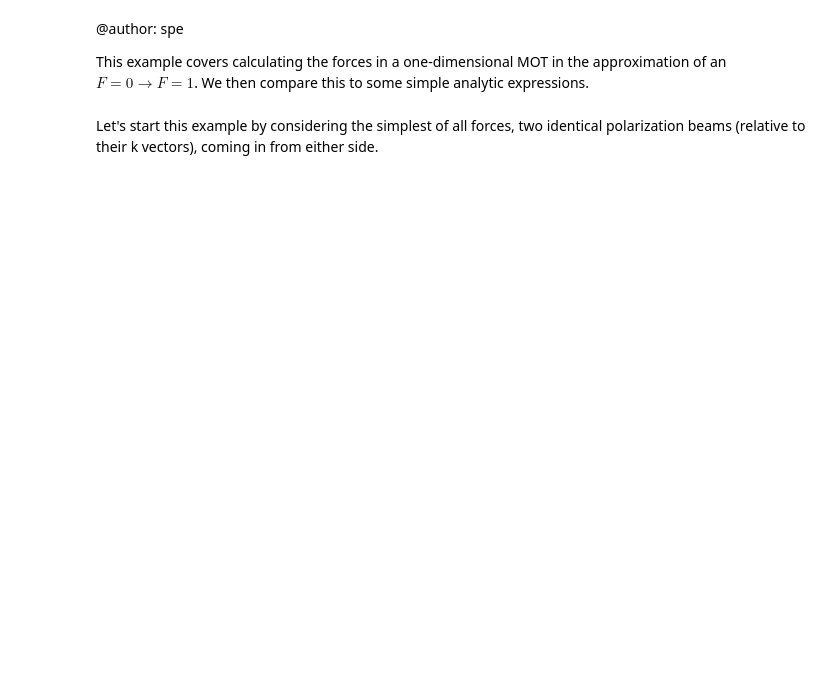
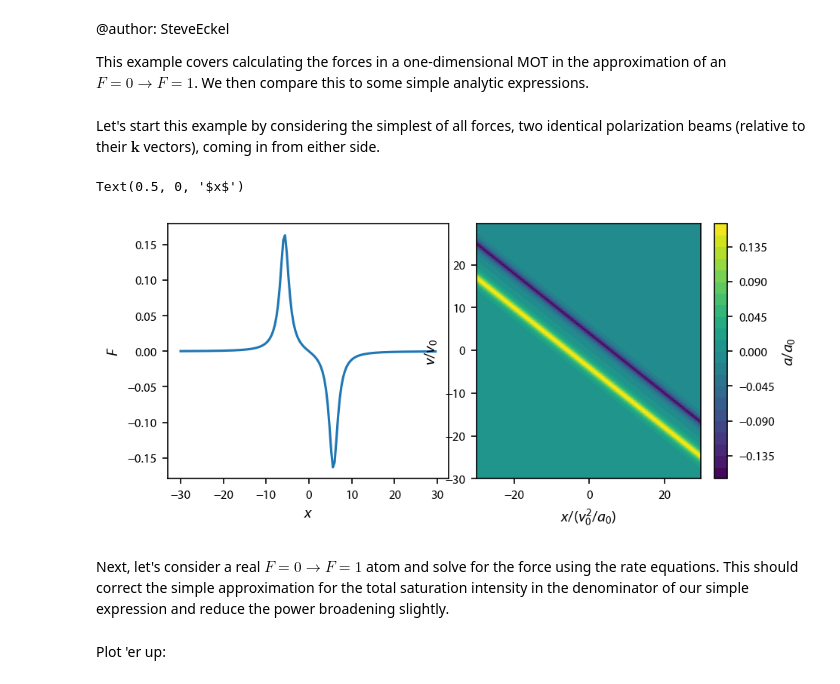
Before and after one commit to JQIamo/pylcp, a Jupyter notebook: examples/forces/MOTs/00_F0_to_F1_1D_MOT.ipynb, the cells around one changed output. Saved outputs shown, nothing was run; the diff lists cells and outputs as text; code cells hidden in the pictures; blank space fills up the shorter version.

```diff
--- a/examples/forces/MOTs/00_F0_to_F1_1D_MOT.ipynb
+++ b/examples/forces/MOTs/00_F0_to_F1_1D_MOT.ipynb
@@ -1,5 +1,5 @@
 # %% [markdown]
-@author: spe
+@author: SteveEckel
 
 This example covers calculating the forces in a one-dimensional MOT in the
 approximation of an $F=0\rightarrow F=1$.  We then compare this to some simple analytic
@@ -11,77 +11,42 @@ import pylcp
 plt.style.use('paper')
 # %% [markdown]
 Let's start this example by considering the simplest of all forces, two
-identical polarization beams (relative to their k vectors), coming in from
+identical polarization beams (relative to their $\mathbf{k}$ vectors), coming in from
 either side.
 # %%
 def dimForce(x, v, delta, beta, alpha, totbeta):
     return beta(x)/2*\
                (1/(1 + totbeta(x) + 4*(delta - v - alpha*x)**2) - \
                 1/(1 + totbeta(x) + 4*(delta + v + alpha*x)**2))
 
 x = np.arange(-30, 30, 0.4)
 v = np.arange(-30, 30, 0.4)
 
 X, V = np.meshgrid(x, v)
 
 det = -4.0
 alpha = 0.7
 # beta = 0.01 # This is useful to eliminate the effects of power broadening.
-beta = 1 # This is standard
+beta = 1.0 # This is standard
 nb = 2.0
 
 F = dimForce(X, V, det, lambda x: beta, alpha, lambda x: nb*beta)
 
 fig, ax = plt.subplots(nrows=1, ncols=2, num="Expression", figsize=(6.5, 2.75))
 im1 = ax[1].contourf(X, V, F, 25)
 cb1 = plt.colorbar(im1)
 cb1.set_label('$a/a_0$')
 ax[1].set_xlabel('$x/(v_0^2/a_0)$')
 ax[1].set_ylabel('$v/v_0$')
 
 ax[0].plot(x, F[int(np.ceil(F.shape[0]/2)), :])
 ax[0].set_ylabel('$F$')
 ax[0].set_xlabel('$x$')
-
-
-# %%
-"""
-Next, let's consider a real F=0 to F=1 atom and solve for the force using the
-rate equations.  This should correct the simple approximation for the total
-saturation intensity in the denominator of our simple expression and reduce the
-power broadening slightly.
-"""
-# Define the atomic Hamiltonian:
-Hg, mugq = pylcp.hamiltonians.singleF(F=0, muB=1)
-He, mueq = pylcp.hamiltonians.singleF(F=1, muB=1)
-
-dijq = pylcp.hamiltonians.dqij_two_bare_hyperfine(0, 1)
-
-ham = pylcp.hamiltonian(Hg, He, mugq, mueq, dijq)
-
-# Define the laser beams:
-laserBeams = pylcp.laserBeams([{'kvec':[1, 0, 0], 'beta': beta, 'pol':-1, 'delta':det},
-                               {'kvec':[-1, 0, 0], 'beta': beta, 'pol':-1, 'delta':det}])
-linGrad = lambda R: -alpha*R
-
-Rvec = [X, np.zeros(X.shape), np.zeros(X.shape)]
-Vvec = [V, np.zeros(V.shape), np.zeros(V.shape)]
-
-trap = pylcp.trap_rateeq(laserBeams, linGrad, ham, svd_eps=1e-10)
-trap.generate_force_profile(Rvec, Vvec, name='Fx')
-F2 = trap.profile['Fx'].F[0]
-
-fig, ax = plt.subplots(nrows=1, ncols=2, num="Expression", figsize=(6.5, 2.75))
-im1 = ax[1].imshow(F2, extent=(np.amin(X[0, :]), np.amax(X[0, :]),
-                               np.amin(V[:, 0]), np.amax(V[:, 0])),
-                   aspect='auto',
-                   origin='bottom')
-cb1 = plt.colorbar(im1)
-cb1.set_label('$a/a_0$')
-ax[1].set_xlabel('$x/(v_0^2/a_0)$')
-ax[1].set_ylabel('$v/v_0$')
-
-ax[0].plot(x, F2[int(np.ceil(F.shape[0]/2)), :], '-', color='C0', linewidth=0.75)
-ax[0].plot(x, F[int(np.ceil(F.shape[0]/2)), :], '--', color='C1', linewidth=0.75)
-ax[0].set_ylabel('$F$')
-ax[0].set_xlabel('$x$')
+# %% [output]
+Text(0.5, 0, '$x$')
+[figure, added]
+# %% [markdown]
+Next, let's consider a real $F=0\rightarrow F=1$ atom and solve for the force using the
+rate equations.  This should correct the simple approximation for the total
+saturation intensity in the denominator of our simple expression and reduce the
+power broadening slightly.
@@ -87,0 +74,2 @@ ax[0].set_xlabel('$x$')
+# %% [markdown]
+Plot 'er up:
```
Also changed, not shown: parts of 4 cells of this notebook, 2 other files.
